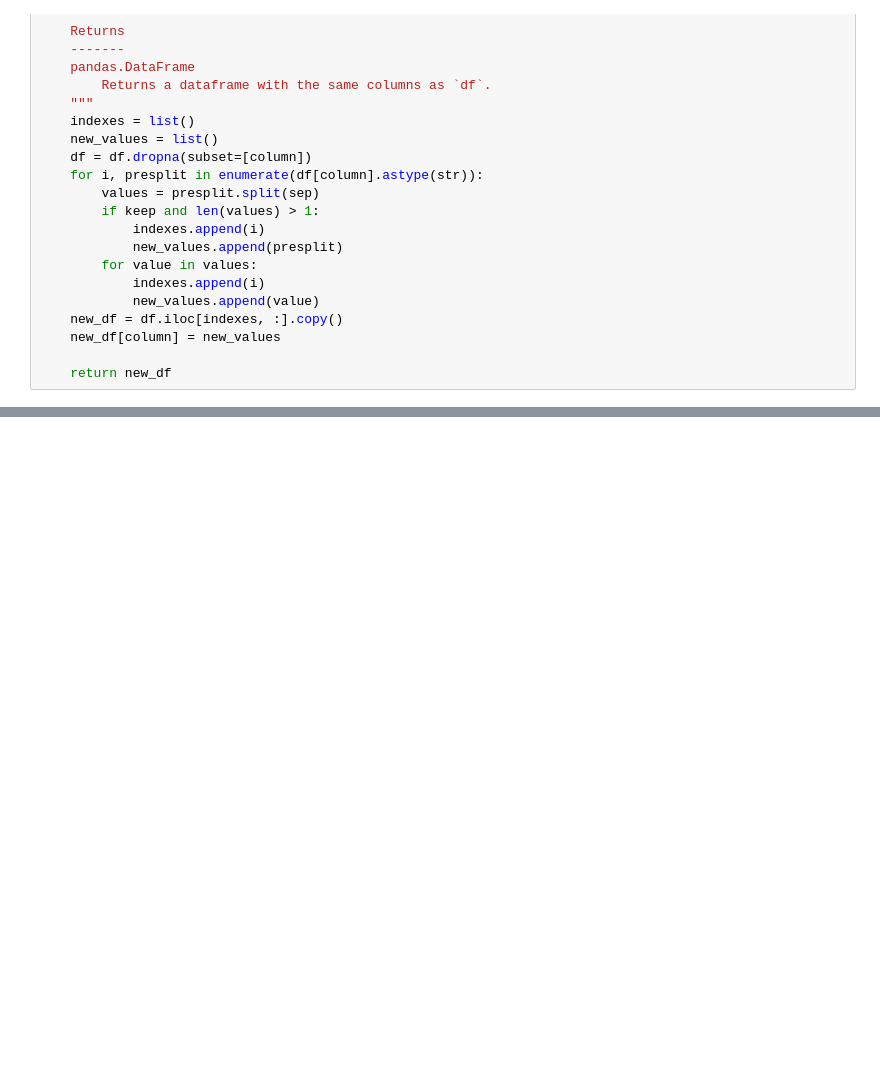
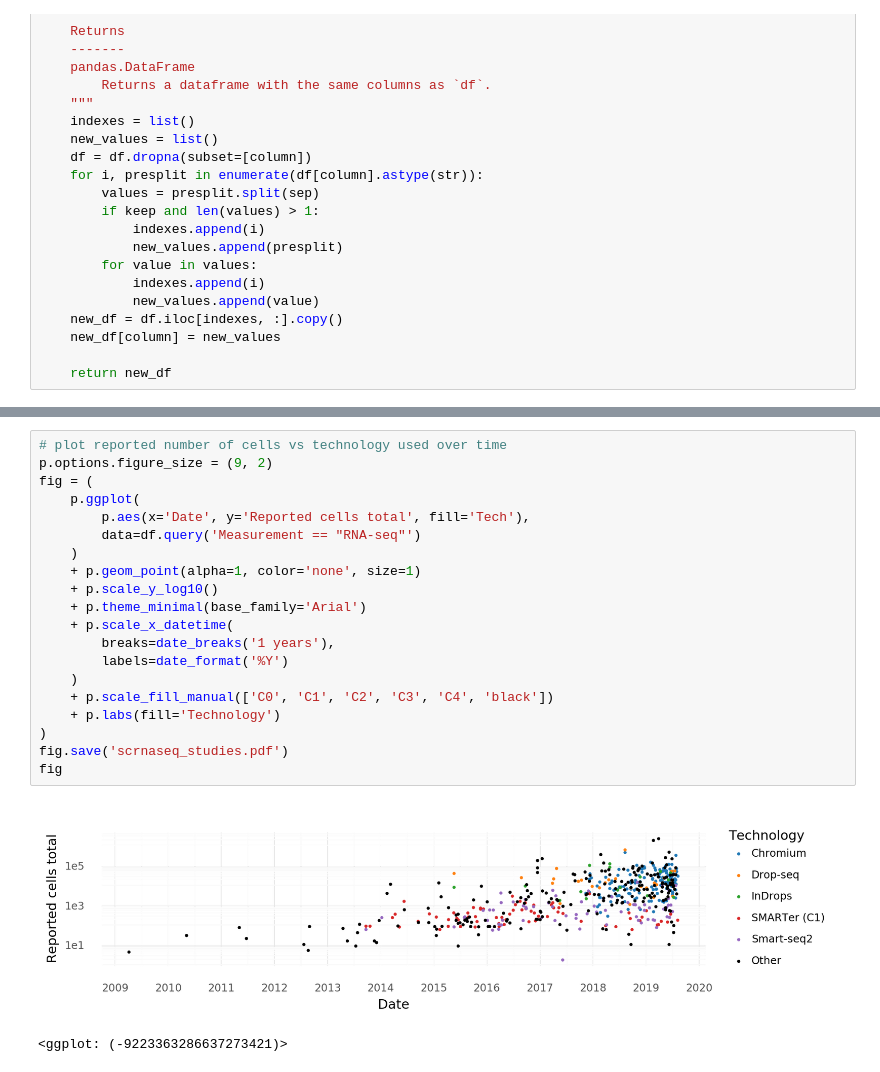
Before and after one commit to vals/single-cell-studies, a Jupyter notebook: Example analysis.ipynb, the cells around one changed output, grey strips where cells are left out. Drawn from its saved outputs; the diff is of its cells as text; blank space fills up the shorter version.

```diff
--- a/Example analysis.ipynb
+++ b/Example analysis.ipynb
@@ -721,0 +524,23 @@ df.query('Pseudotime == "Yes"').sort_values('Date').head()
+# %%
+# plot reported number of cells vs technology used over time
+p.options.figure_size = (9, 2)
+fig = (
+    p.ggplot(
+        p.aes(x='Date', y='Reported cells total', fill='Tech'),
+        data=df.query('Measurement == "RNA-seq"')
+    )
+    + p.geom_point(alpha=1, color='none', size=1)
+    + p.scale_y_log10()
+    + p.theme_minimal(base_family='Arial')
+    + p.scale_x_datetime(
+        breaks=date_breaks('1 years'),
+        labels=date_format('%Y')
+    )
+    + p.scale_fill_manual(['C0', 'C1', 'C2', 'C3', 'C4', 'black'])
+    + p.labs(fill='Technology')
+)
+fig.save('scrnaseq_studies.pdf')
+fig
+# %% [output]
+[figure, added]
+<ggplot: (-9223363286637273421)>
```
Also changed, not shown: parts of 93 cells of this notebook.
